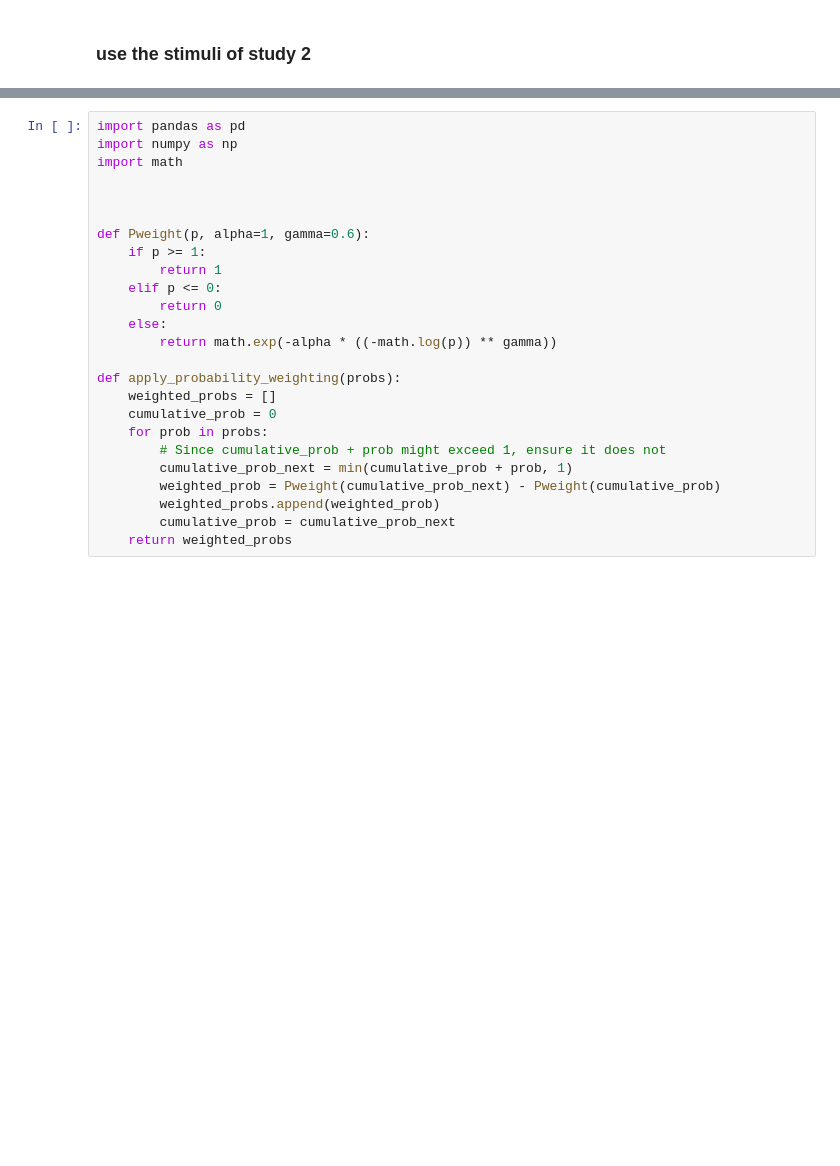
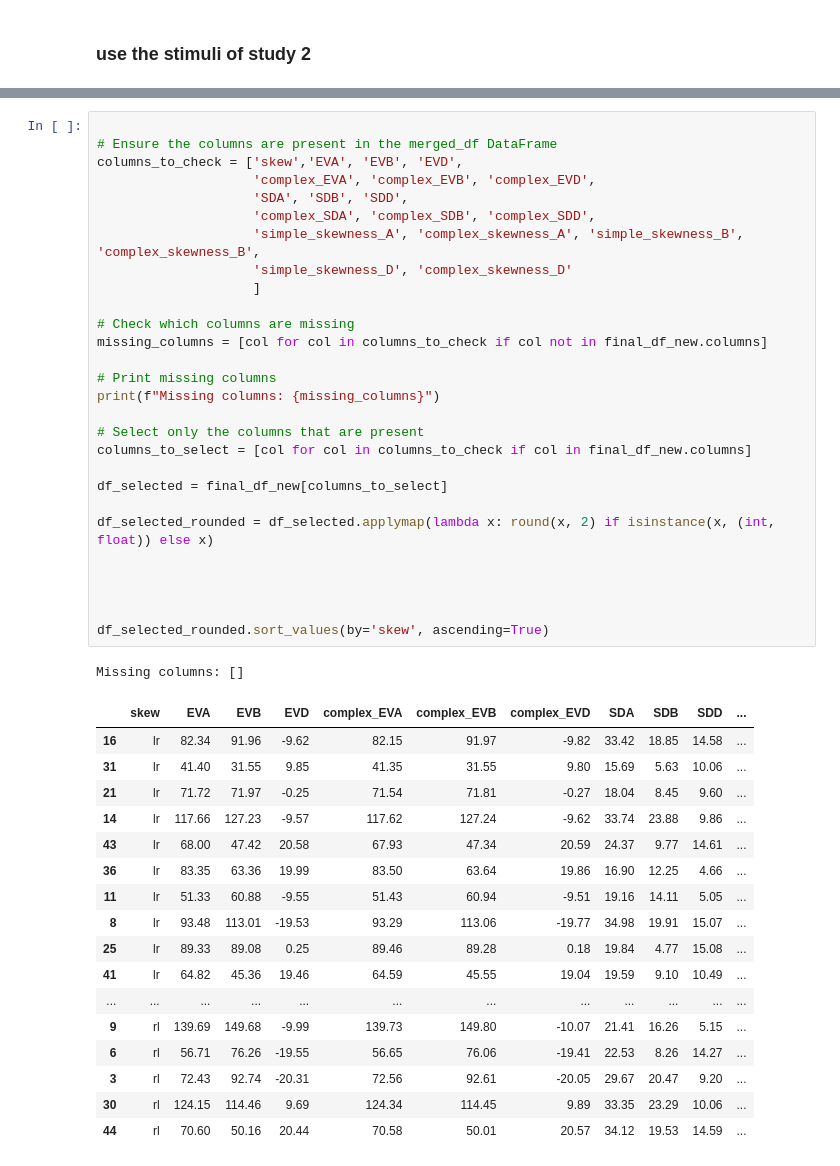
Before and after one commit to MaohuaNie/study3stimuli, a Jupyter notebook: stimuli_study3.ipynb, the cells around one changed output, grey strips where cells are left out. Drawn from its saved outputs; the diff is of its cells as text; blank space fills up the shorter version.

```diff
--- a/stimuli_study3.ipynb
+++ b/stimuli_study3.ipynb
@@ -490,26 +344,48 @@ See the caveats in the documentation: https://pandas.pydata.org/pandas-docs/stab
-# %%
-import pandas as pd
-import numpy as np
-import math
-
-
-
-def Pweight(p, alpha=1, gamma=0.6):
-    if p >= 1:
-        return 1
-    elif p <= 0:
-        return 0
-    else:
-        return math.exp(-alpha * ((-math.log(p)) ** gamma))
-
-def apply_probability_weighting(probs):
-    weighted_probs = []
-    cumulative_prob = 0
-    for prob in probs:
-        # Since cumulative_prob + prob might exceed 1, ensure it does not
-        cumulative_prob_next = min(cumulative_prob + prob, 1)
-        weighted_prob = Pweight(cumulative_prob_next) - Pweight(cumulative_prob)
-        weighted_probs.append(weighted_prob)
-        cumulative_prob = cumulative_prob_next
-    return weighted_probs
+# %%
+
+# Ensure the columns are present in the merged_df DataFrame
+columns_to_check = ['skew','EVA', 'EVB', 'EVD',
+                    'complex_EVA', 'complex_EVB', 'complex_EVD',
+                    'SDA', 'SDB', 'SDD',
+                    'complex_SDA', 'complex_SDB', 'complex_SDD',
+                    'simple_skewness_A', 'complex_skewness_A', 'simple_skewness_B', 'complex_skewness_B',
+                    'simple_skewness_D', 'complex_skewness_D'
+                    ]
+
+# Check which columns are missing
+missing_columns = [col for col in columns_to_check if col not in final_df_new.columns]
+
+# Print missing columns
+print(f"Missing columns: {missing_columns}")
+
+# Select only the columns that are present
+columns_to_select = [col for col in columns_to_check if col in final_df_new.columns]
+
+df_selected = final_df_new[columns_to_select]
+
+df_selected_rounded = df_selected.applymap(lambda x: round(x, 2) if isinstance(x, (int, float)) else x)
+
+
+
+
+df_selected_rounded.sort_values(by='skew', ascending=True)
+# %% [output]
+Missing columns: []
+|  | skew | EVA | EVB | EVD | complex_EVA | complex_EVB | complex_EVD | SDA | SDB | SDD | ... |
+| 16 | lr | 82.34 | 91.96 | -9.62 | 82.15 | 91.97 | -9.82 | 33.42 | 18.85 | 14.58 | ... |
+| 31 | lr | 41.40 | 31.55 | 9.85 | 41.35 | 31.55 | 9.80 | 15.69 | 5.63 | 10.06 | ... |
+| 21 | lr | 71.72 | 71.97 | -0.25 | 71.54 | 71.81 | -0.27 | 18.04 | 8.45 | 9.60 | ... |
+| 14 | lr | 117.66 | 127.23 | -9.57 | 117.62 | 127.24 | -9.62 | 33.74 | 23.88 | 9.86 | ... |
+| 43 | lr | 68.00 | 47.42 | 20.58 | 67.93 | 47.34 | 20.59 | 24.37 | 9.77 | 14.61 | ... |
+| 36 | lr | 83.35 | 63.36 | 19.99 | 83.50 | 63.64 | 19.86 | 16.90 | 12.25 | 4.66 | ... |
+| 11 | lr | 51.33 | 60.88 | -9.55 | 51.43 | 60.94 | -9.51 | 19.16 | 14.11 | 5.05 | ... |
+| 8 | lr | 93.48 | 113.01 | -19.53 | 93.29 | 113.06 | -19.77 | 34.98 | 19.91 | 15.07 | ... |
+| 25 | lr | 89.33 | 89.08 | 0.25 | 89.46 | 89.28 | 0.18 | 19.84 | 4.77 | 15.08 | ... |
+| 41 | lr | 64.82 | 45.36 | 19.46 | 64.59 | 45.55 | 19.04 | 19.59 | 9.10 | 10.49 | ... |
+| ... | ... | ... | ... | ... | ... | ... | ... | ... | ... | ... | ... |
+| 9 | rl | 139.69 | 149.68 | -9.99 | 139.73 | 149.80 | -10.07 | 21.41 | 16.26 | 5.15 | ... |
+| 6 | rl | 56.71 | 76.26 | -19.55 | 56.65 | 76.06 | -19.41 | 22.53 | 8.26 | 14.27 | ... |
+| 3 | rl | 72.43 | 92.74 | -20.31 | 72.56 | 92.61 | -20.05 | 29.67 | 20.47 | 9.20 | ... |
+| 30 | rl | 124.15 | 114.46 | 9.69 | 124.34 | 114.45 | 9.89 | 33.35 | 23.29 | 10.06 | ... |
+| 44 | rl | 70.60 | 50.16 | 20.44 | 70.58 | 50.01 | 20.57 | 34.12 | 19.53 | 14.59 | ... |
 # %%
```
Also changed, not shown: parts of 21 cells of this notebook, 6 other files.
